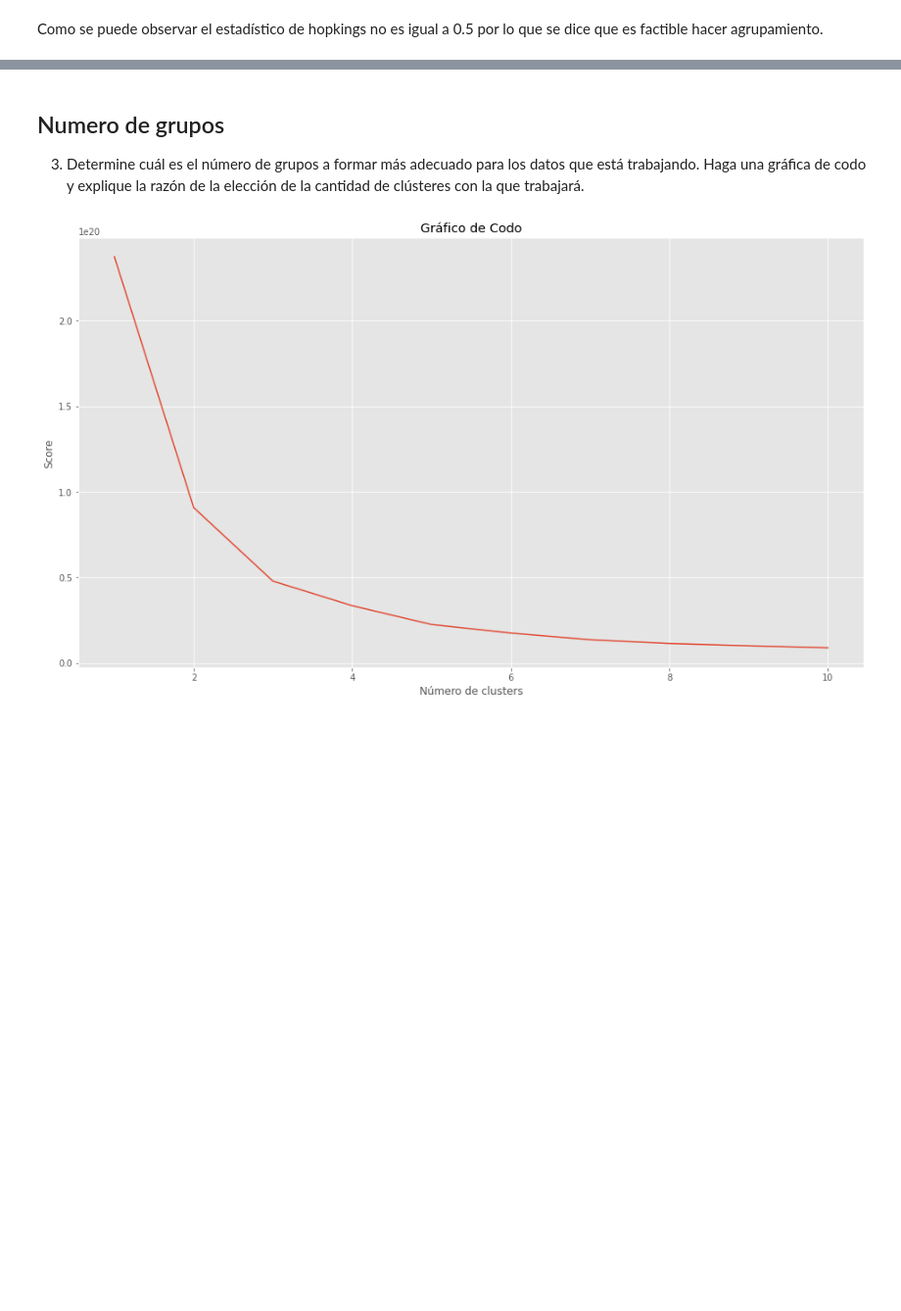
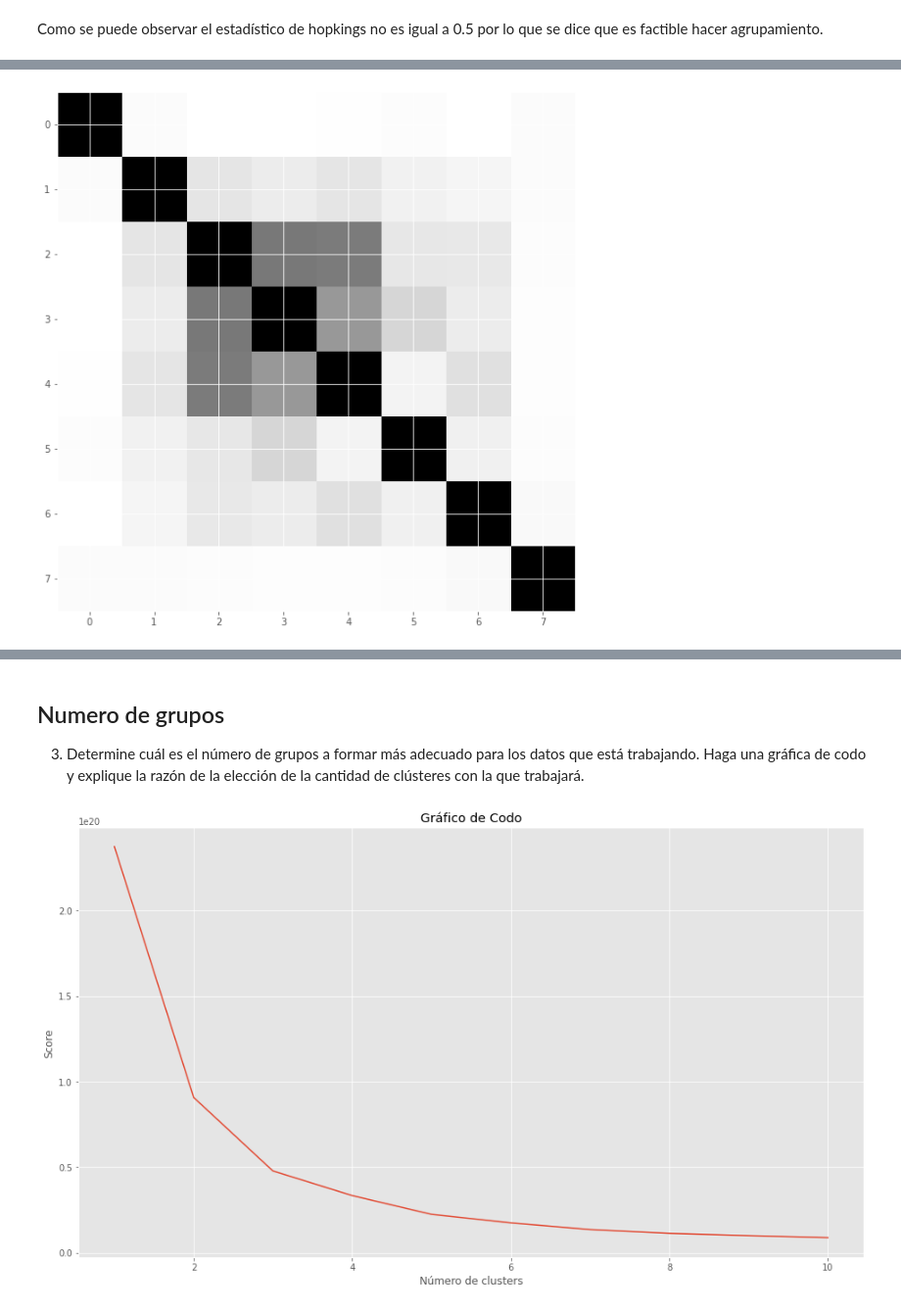
Before and after one commit to raulangelj/HT2_CLUSTERING, a Jupyter notebook: HT2_CLUSTERING.ipynb, the cells around one changed output, grey strips where cells are left out. Shown at 98% size. Cells and saved outputs as stored; diff of their text form; code cells hidden in the pictures; blank space fills up the shorter version.

Commit message:
added normalized data for 2

```diff
--- a/HT2_CLUSTERING.ipynb
+++ b/HT2_CLUSTERING.ipynb
@@ -72,0 +71,13 @@ datos = movies[['popularity', 'budget', 'revenue']]
+# %%
+ejeX = []
+normalized_data = movies[usefullAttr].copy()
+for column in normalized_data.columns:
+  column
+  normalized_data[column] = (normalized_data[column]-normalized_data[column].mean())/normalized_data[column].std()
+  ejeX.append(normalized_data[column])
+  # try:
+  #   normalized_data[column] = (normalized_data[column] - normalized_data.mean()) / normalized_data.std()
+  #   ejeX.append(normalized_data[column])
+  # except:
+  #   continue
+ejeX
@@ -85,0 +125,4 @@ pyclustertend.vat(datos)
+# %%
+pyclustertend.vat(ejeX)
+# %% [output]
+[figure, added]
```
Also changed, not shown: parts of 8 cells of this notebook.
